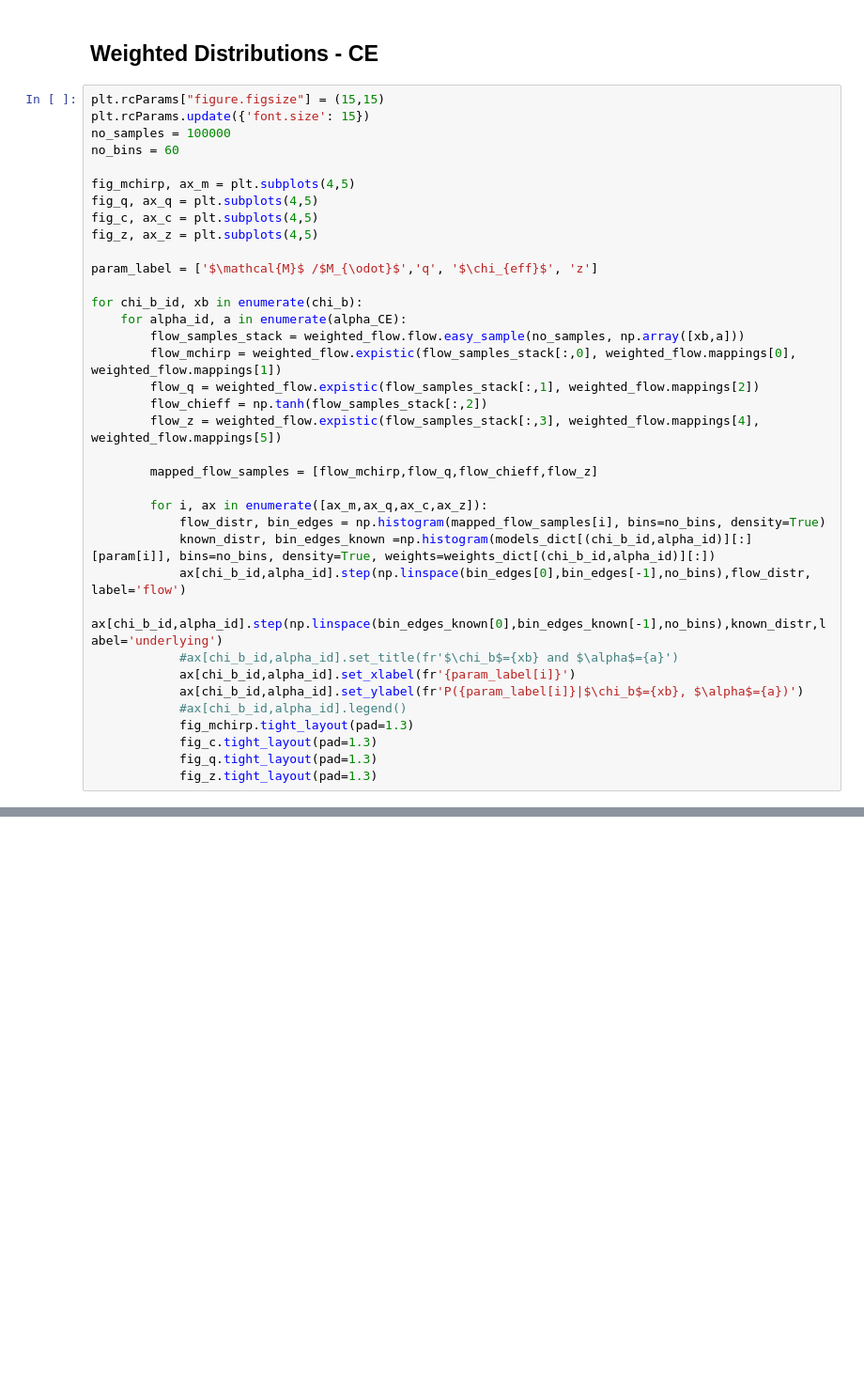
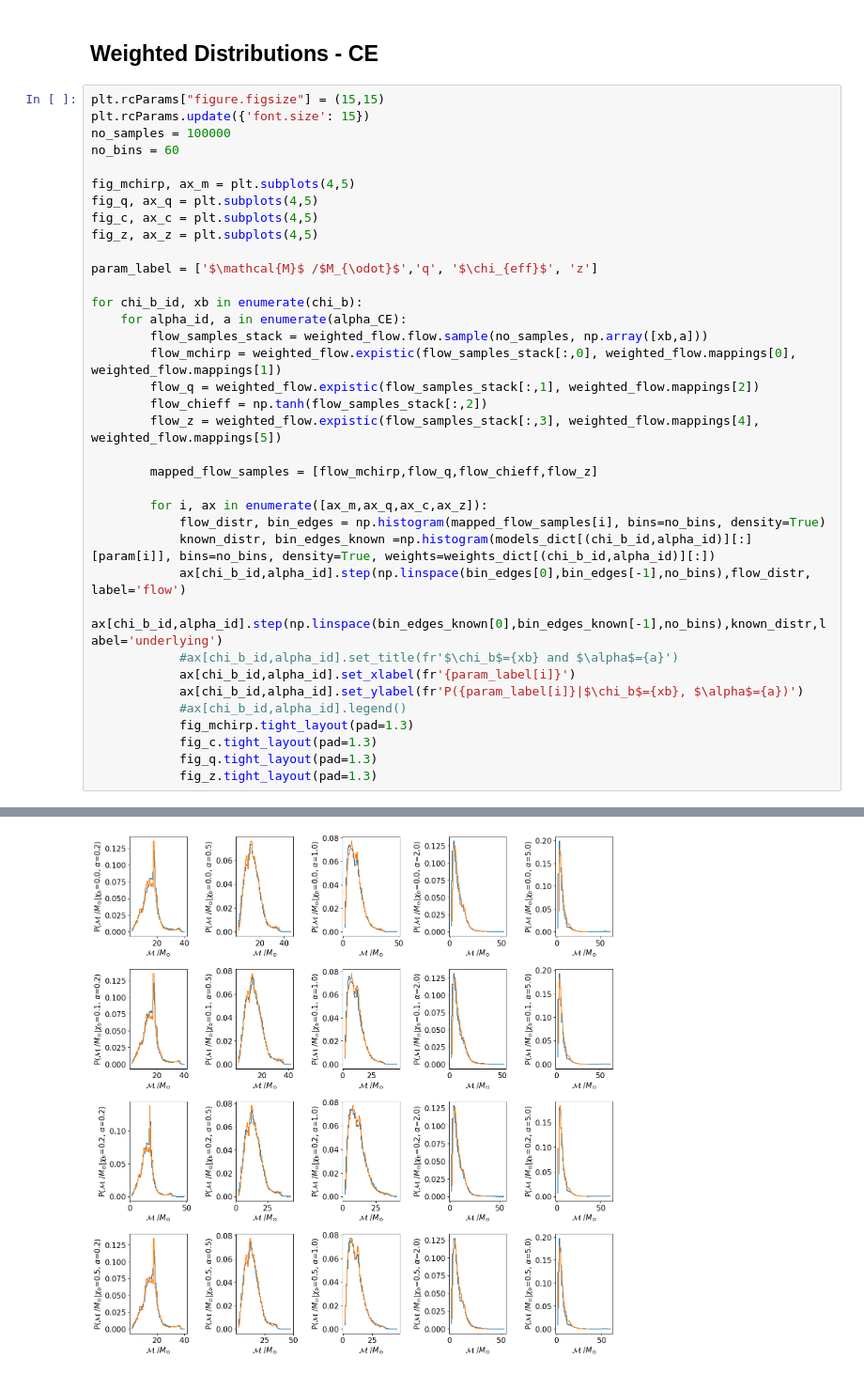
Before and after one commit to scolloms/AMAZE_model_selection, a Jupyter notebook: flow_models/check_trained_distribution.ipynb, the cells around one changed output, grey strips where cells are left out. Shown at 94% size. Cells and saved outputs as stored; diff of their text form; blank space fills up the shorter version.

```diff
--- a/flow_models/check_trained_distribution.ipynb
+++ b/flow_models/check_trained_distribution.ipynb
@@ -184,7 +184,7 @@ param_label = ['$\mathcal{M}$ /$M_{\odot}$','q', '$\chi_{eff}$', 'z']
 
 for chi_b_id, xb in enumerate(chi_b):
     for alpha_id, a in enumerate(alpha_CE):
-        flow_samples_stack = weighted_flow.flow.easy_sample(no_samples, np.array([xb,a]))
+        flow_samples_stack = weighted_flow.flow.sample(no_samples, np.array([xb,a]))
         flow_mchirp = weighted_flow.expistic(flow_samples_stack[:,0], weighted_flow.mappings[0], weighted_flow.mappings[1])
         flow_q = weighted_flow.expistic(flow_samples_stack[:,1], weighted_flow.mappings[2])
         flow_chieff = np.tanh(flow_samples_stack[:,2])
@@ -209,0 +209 @@ NameError: name 'plt' is not defined
+[figure, added]
```
Also changed, not shown: parts of 4 cells of this notebook, 3 other files.
